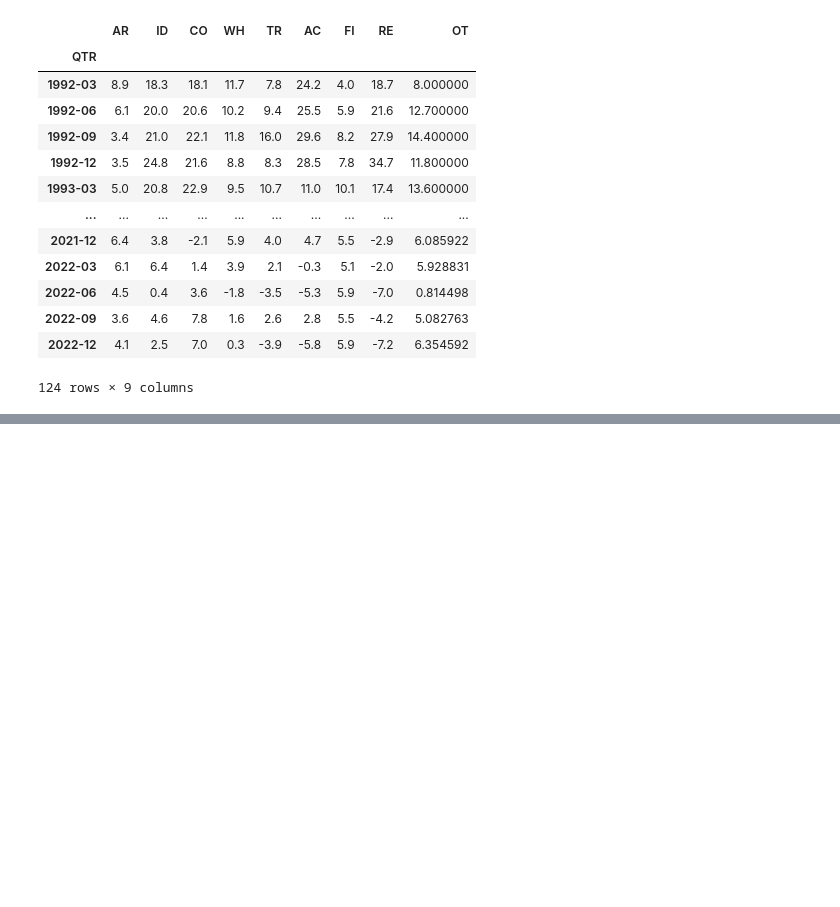
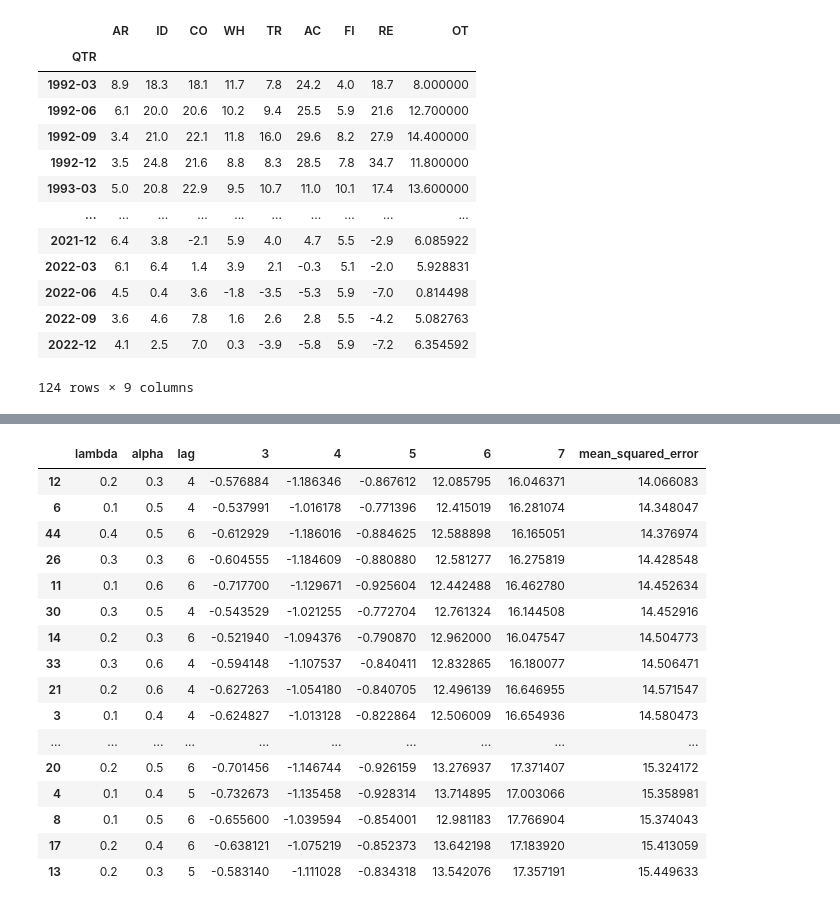
Before and after one commit to CharlesDZhang/China-GDP-Nowcasting, a Jupyter notebook: bvar.ipynb, the cells around one changed output, grey strips where cells are left out. Saved outputs shown, nothing was run; the diff lists cells and outputs as text; code cells hidden in the pictures; blank space fills up the shorter version.

```diff
--- a/bvar.ipynb
+++ b/bvar.ipynb
@@ -53,0 +100,22 @@ BVAR = importr("BVAR")
+# %%
+mse_set_df = pd.DataFrame(mse_set).sort_values(8)
+mse_set_df = mse_set_df.rename(columns = { 0: 'lambda', 1:'alpha', 2:   'lag', 8 :'mean_squared_error'})
+mse_set_df
+# %% [output]
+|  | lambda | alpha | lag | 3 | 4 | 5 | 6 | 7 | mean_squared_error |
+| 12 | 0.2 | 0.3 | 4 | -0.576884 | -1.186346 | -0.867612 | 12.085795 | 16.046371 | 14.066083 |
+| 6 | 0.1 | 0.5 | 4 | -0.537991 | -1.016178 | -0.771396 | 12.415019 | 16.281074 | 14.348047 |
+| 44 | 0.4 | 0.5 | 6 | -0.612929 | -1.186016 | -0.884625 | 12.588898 | 16.165051 | 14.376974 |
+| 26 | 0.3 | 0.3 | 6 | -0.604555 | -1.184609 | -0.880880 | 12.581277 | 16.275819 | 14.428548 |
+| 11 | 0.1 | 0.6 | 6 | -0.717700 | -1.129671 | -0.925604 | 12.442488 | 16.462780 | 14.452634 |
+| 30 | 0.3 | 0.5 | 4 | -0.543529 | -1.021255 | -0.772704 | 12.761324 | 16.144508 | 14.452916 |
+| 14 | 0.2 | 0.3 | 6 | -0.521940 | -1.094376 | -0.790870 | 12.962000 | 16.047547 | 14.504773 |
+| 33 | 0.3 | 0.6 | 4 | -0.594148 | -1.107537 | -0.840411 | 12.832865 | 16.180077 | 14.506471 |
+| 21 | 0.2 | 0.6 | 4 | -0.627263 | -1.054180 | -0.840705 | 12.496139 | 16.646955 | 14.571547 |
+| 3 | 0.1 | 0.4 | 4 | -0.624827 | -1.013128 | -0.822864 | 12.506009 | 16.654936 | 14.580473 |
+| ... | ... | ... | ... | ... | ... | ... | ... | ... | ... |
+| 20 | 0.2 | 0.5 | 6 | -0.701456 | -1.146744 | -0.926159 | 13.276937 | 17.371407 | 15.324172 |
+| 4 | 0.1 | 0.4 | 5 | -0.732673 | -1.135458 | -0.928314 | 13.714895 | 17.003066 | 15.358981 |
+| 8 | 0.1 | 0.5 | 6 | -0.655600 | -1.039594 | -0.854001 | 12.981183 | 17.766904 | 15.374043 |
+| 17 | 0.2 | 0.4 | 6 | -0.638121 | -1.075219 | -0.852373 | 13.642198 | 17.183920 | 15.413059 |
+| 13 | 0.2 | 0.3 | 5 | -0.583140 | -1.111028 | -0.834318 | 13.542076 | 17.357191 | 15.449633 |
```
Also changed, not shown: parts of 12 cells of this notebook, 1 other file.
